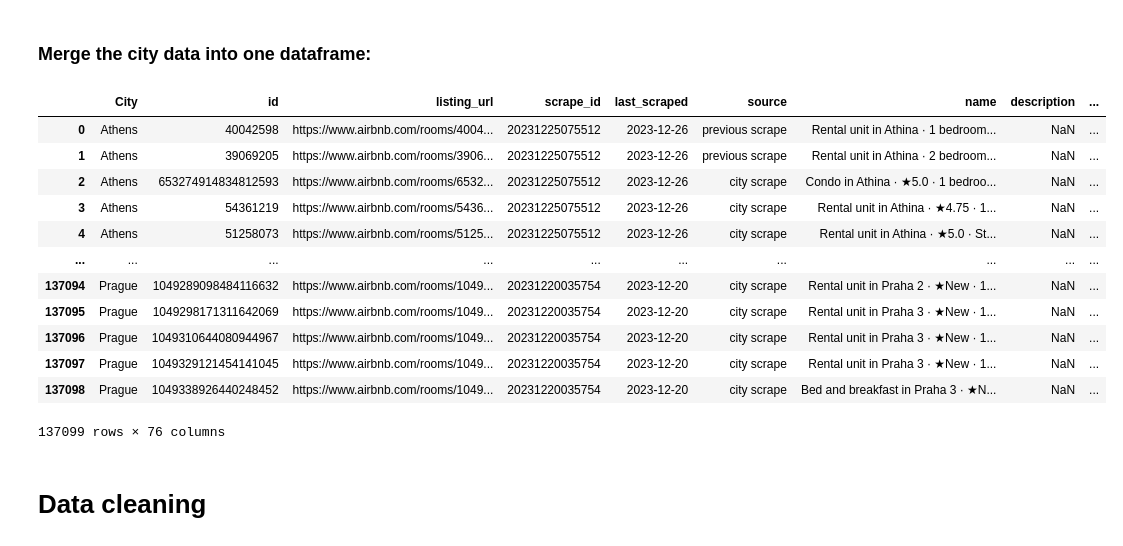
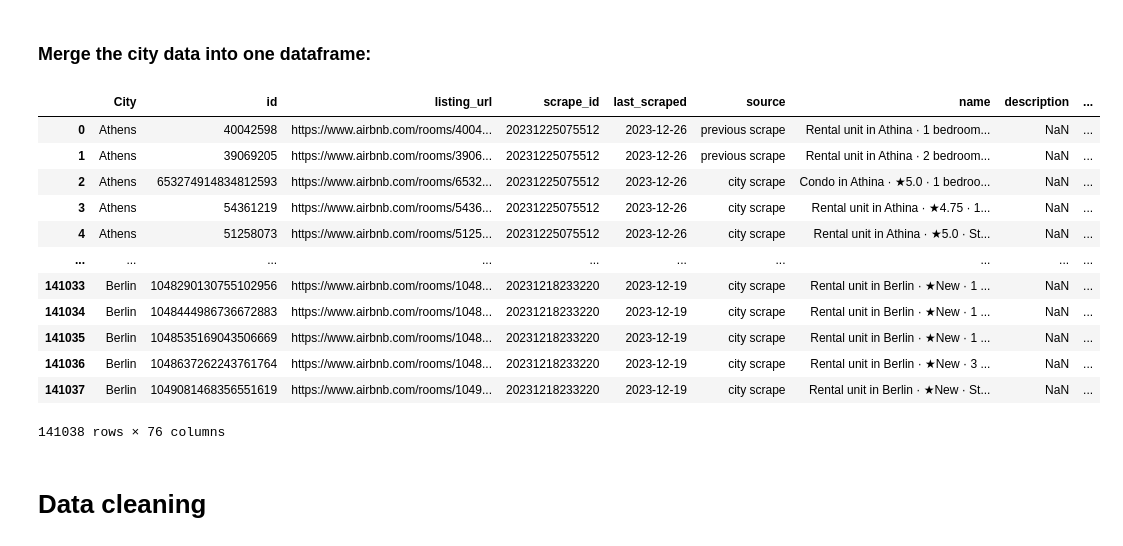
Before and after one commit to verasophiawentzel/JBP041, a Jupyter notebook: NewDatasetDesription.ipynb, the cells around one changed output. Drawn from its saved outputs; the diff is of its cells as text; code cells hidden in the pictures.

```diff
--- a/NewDatasetDesription.ipynb
+++ b/NewDatasetDesription.ipynb
@@ -29,5 +69,6 @@ print(London.shape)
 # %%
-Prague = pd.read_csv('CityData/listingsPrague.csv')
-Prague.insert(0,'City','Prague')
-print(Prague.shape)
+Berlin = pd.read_csv('CityData/listingsBerlin.csv')
+Berlin.insert(0,'City','Berlin')
+print(Berlin.shape)
+Berlin['price']
 # %% [output]
@@ -35,22 +88,22 @@ print(Prague.shape)
 # %% [markdown]
 ### Merge the city data into one dataframe:
 # %%
-merged = pd.concat([Athens, Lisbon, London, Prague],ignore_index=True)
+merged = pd.concat([Athens, Lisbon, London, Berlin],ignore_index=True)
 merged
 # %% [output]
 |  | City | id | listing_url | scrape_id | last_scraped | source | name | description | ... |
 | 0 | Athens | 40042598 | https://www.airbnb.com/rooms/4004... | 20231225075512 | 2023-12-26 | previous scrape | Rental unit in Athina · 1 bedroom... | NaN | ... |
 | 1 | Athens | 39069205 | https://www.airbnb.com/rooms/3906... | 20231225075512 | 2023-12-26 | previous scrape | Rental unit in Athina · 2 bedroom... | NaN | ... |
 | 2 | Athens | 653274914834812593 | https://www.airbnb.com/rooms/6532... | 20231225075512 | 2023-12-26 | city scrape | Condo in Athina · ★5.0 · 1 bedroo... | NaN | ... |
 | 3 | Athens | 54361219 | https://www.airbnb.com/rooms/5436... | 20231225075512 | 2023-12-26 | city scrape | Rental unit in Athina · ★4.75 · 1... | NaN | ... |
 | 4 | Athens | 51258073 | https://www.airbnb.com/rooms/5125... | 20231225075512 | 2023-12-26 | city scrape | Rental unit in Athina · ★5.0 · St... | NaN | ... |
 | ... | ... | ... | ... | ... | ... | ... | ... | ... | ... |
-| 137094 | Prague | 1049289098484116632 | https://www.airbnb.com/rooms/1049... | 20231220035754 | 2023-12-20 | city scrape | Rental unit in Praha 2 · ★New · 1... | NaN | ... |
-| 137095 | Prague | 1049298171311642069 | https://www.airbnb.com/rooms/1049... | 20231220035754 | 2023-12-20 | city scrape | Rental unit in Praha 3 · ★New · 1... | NaN | ... |
-| 137096 | Prague | 1049310644080944967 | https://www.airbnb.com/rooms/1049... | 20231220035754 | 2023-12-20 | city scrape | Rental unit in Praha 3 · ★New · 1... | NaN | ... |
-| 137097 | Prague | 1049329121454141045 | https://www.airbnb.com/rooms/1049... | 20231220035754 | 2023-12-20 | city scrape | Rental unit in Praha 3 · ★New · 1... | NaN | ... |
-| 137098 | Prague | 1049338926440248452 | https://www.airbnb.com/rooms/1049... | 20231220035754 | 2023-12-20 | city scrape | Bed and breakfast in Praha 3 · ★N... | NaN | ... |
+| 141033 | Berlin | 1048290130755102956 | https://www.airbnb.com/rooms/1048... | 20231218233220 | 2023-12-19 | city scrape | Rental unit in Berlin · ★New · 1 ... | NaN | ... |
+| 141034 | Berlin | 1048444986736672883 | https://www.airbnb.com/rooms/1048... | 20231218233220 | 2023-12-19 | city scrape | Rental unit in Berlin · ★New · 1 ... | NaN | ... |
+| 141035 | Berlin | 1048535169043506669 | https://www.airbnb.com/rooms/1048... | 20231218233220 | 2023-12-19 | city scrape | Rental unit in Berlin · ★New · 1 ... | NaN | ... |
+| 141036 | Berlin | 1048637262243761764 | https://www.airbnb.com/rooms/1048... | 20231218233220 | 2023-12-19 | city scrape | Rental unit in Berlin · ★New · 3 ... | NaN | ... |
+| 141037 | Berlin | 1049081468356551619 | https://www.airbnb.com/rooms/1049... | 20231218233220 | 2023-12-19 | city scrape | Rental unit in Berlin · ★New · St... | NaN | ... |
-137099 rows × 76 columns
+141038 rows × 76 columns
 # %% [markdown]
 # Data cleaning
 # %% [markdown]
```
Also changed, not shown: parts of 20 cells of this notebook.
